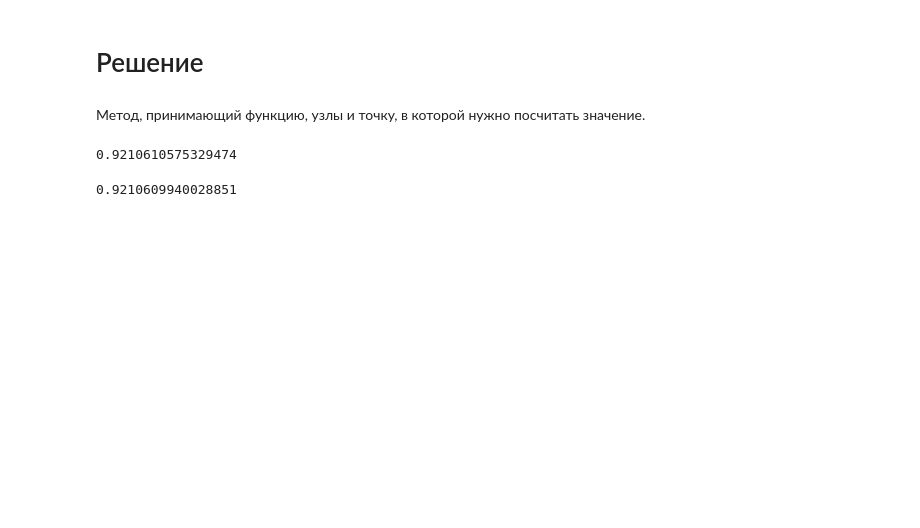
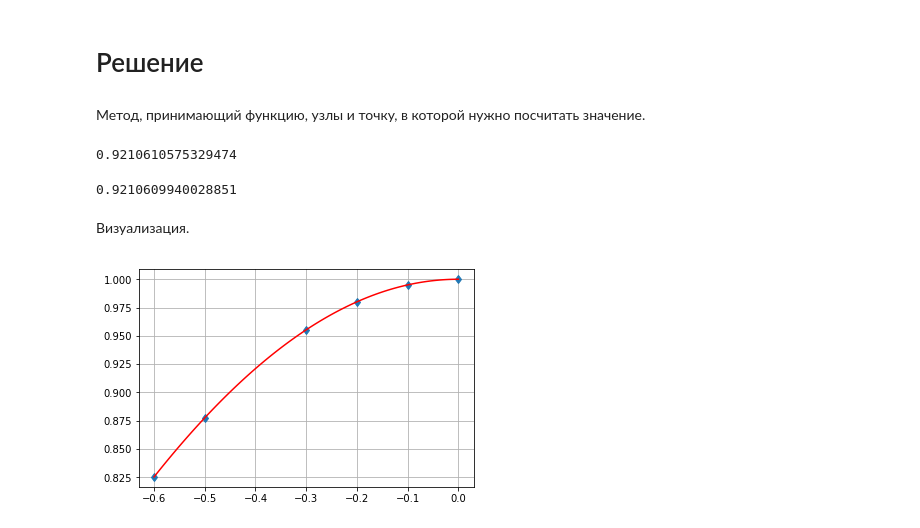
Before and after one commit to furiousteabag/MethodsOfComputations, a Jupyter notebook: Lagrange/Lagrange.ipynb, the cells around one changed output. Drawn from its saved outputs; the diff is of its cells as text; code cells hidden in the pictures; blank space fills up the shorter version.

```diff
--- a/Lagrange/Lagrange.ipynb
+++ b/Lagrange/Lagrange.ipynb
@@ -33,3 +35,15 @@ lagrange(cos, x_list, -0.4)
 cos(-0.4)
 # %% [output]
 0.9210609940028851
+# %% [markdown]
+Визуализация.
+# %%
+y_list = [cos(i) for i in x_list]
+# %%
+xnew = np.linspace(min(x_list), max(x_list), 100)
+ynew = [lagrange(cos, x_list, i) for i in xnew]
+plt.plot(x_list, y_list, 'd', xnew, ynew, 'r')
+plt.grid(True)
+plt.show()
+# %% [output]
+[figure, added]
```
Also changed, not shown: parts of 1 cell of this notebook.
